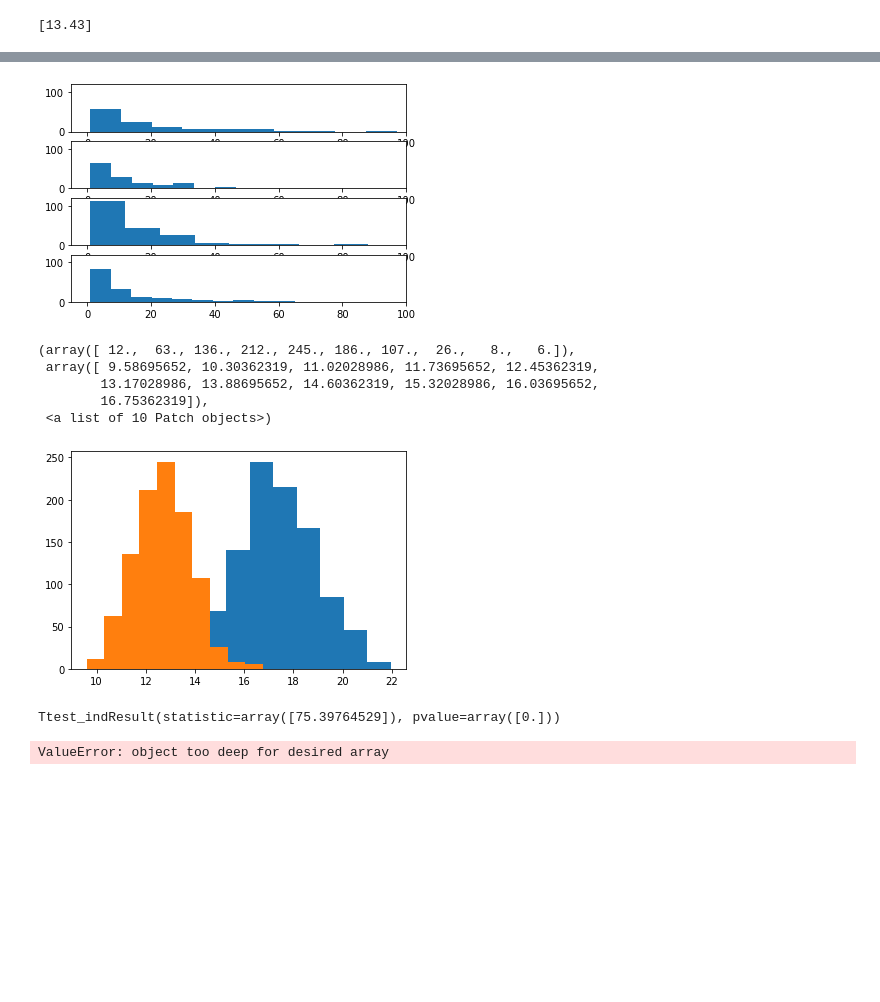
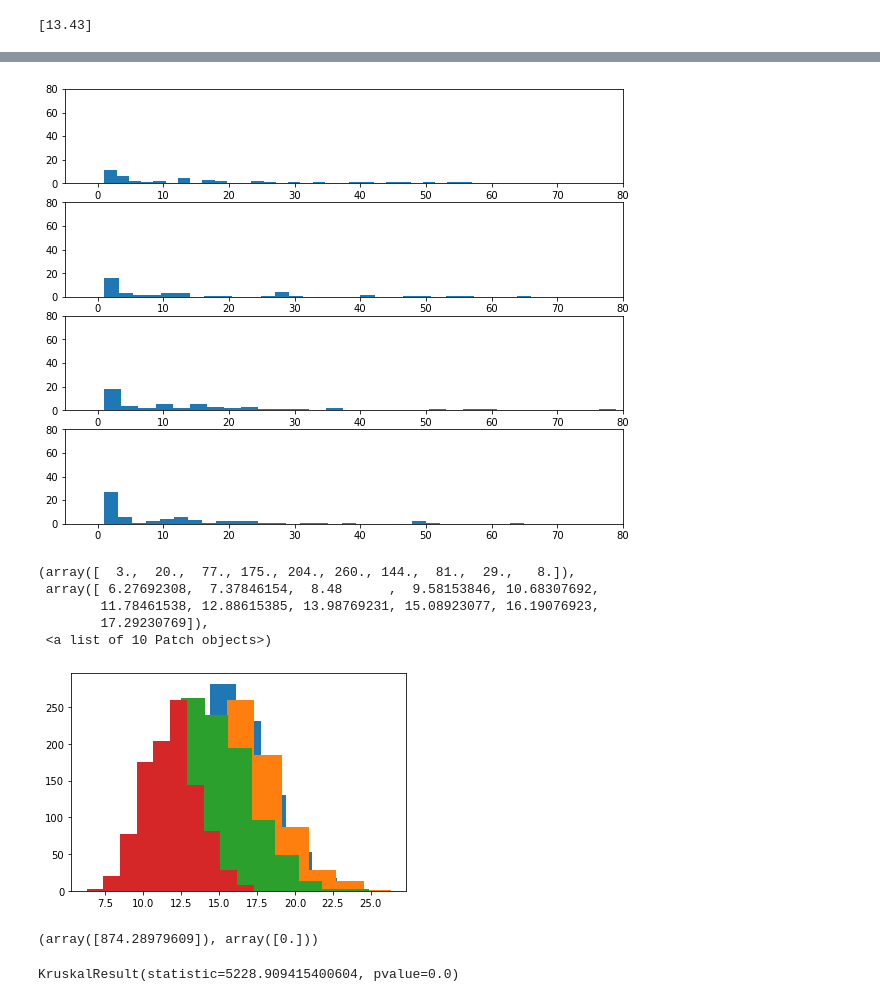
Before and after one commit to virsagothethird/UK-Top-100-Songs, a Jupyter notebook: uk100-Copy1.ipynb, the cells around one changed output, grey strips where cells are left out. Cells and saved outputs as stored; diff of their text form; code cells hidden in the pictures; blank space fills up the shorter version.

```diff
--- a/uk100-Copy1.ipynb
+++ b/uk100-Copy1.ipynb
@@ -1164,0 +1254,13 @@ april = april.rdd.map(lambda row: row.num_weeks).collect()
+# %%
+jan = jan.rdd.map(lambda row: row.num_weeks).collect()
+feb = feb.rdd.map(lambda row: row.num_weeks).collect()
+mar = mar.rdd.map(lambda row: row.num_weeks).collect()
+apr = apr.rdd.map(lambda row: row.num_weeks).collect()
+may = may.rdd.map(lambda row: row.num_weeks).collect()
+jun = jun.rdd.map(lambda row: row.num_weeks).collect()
+jul = jul.rdd.map(lambda row: row.num_weeks).collect()
+aug = aug.rdd.map(lambda row: row.num_weeks).collect()
+sep = sep.rdd.map(lambda row: row.num_weeks).collect()
+oct = oct.rdd.map(lambda row: row.num_weeks).collect()
+nov = nov.rdd.map(lambda row: row.num_weeks).collect()
+dec = dec.rdd.map(lambda row: row.num_weeks).collect()
@@ -1165,13 +1287,13 @@ april = april.rdd.map(lambda row: row.num_weeks).collect()
 # %%
-fig, axes= plt.subplots(4)
+fig, axes= plt.subplots(4, figsize=(10,8))
 
-axes[0].hist(january)
-axes[1].hist(february)
-axes[2].hist(march)
-axes[3].hist(april)
+axes[0].hist(jan, bins=30)
+axes[1].hist(feb, bins=30)
+axes[2].hist(mar, bins=30)
+axes[3].hist(apr, bins=30)
 for i in range(4):
-    axes[i].set_ylim(0,120)
-    axes[i].set_xlim(-5, 100)
+    axes[i].set_ylim(0,80)
+    axes[i].set_xlim(-5, 80)
 # %% [output]
-[figure, old version]
+[figure, new version]
 # %%
@@ -1211,18 +1343,21 @@ feb = bootstrap(february)
 # %%
 plt.hist(jan)
 plt.hist(feb)
+plt.hist(mar)
+plt.hist(apr)
 # %% [output]
-(array([ 12.,  63., 136., 212., 245., 186., 107.,  26.,   8.,   6.]),
- array([ 9.58695652, 10.30362319, 11.02028986, 11.73695652, 12.45362319,
-        13.17028986, 13.88695652, 14.60362319, 15.32028986, 16.03695652,
-        16.75362319]),
+(array([  3.,  20.,  77., 175., 204., 260., 144.,  81.,  29.,   8.]),
+ array([ 6.27692308,  7.37846154,  8.48      ,  9.58153846, 10.68307692,
+        11.78461538, 12.88615385, 13.98769231, 15.08923077, 16.19076923,
+        17.29230769]),
  <a list of 10 Patch objects>)
-[figure, old version]
+[figure, new version]
-# %%
-stats.ttest_ind(jan,feb)
-# %% [output]
-Ttest_indResult(statistic=array([75.39764529]), pvalue=array([0.]))
-# %%
-stats.ks_2samp(jan,feb)
-# %% [output]
-ValueError: object too deep for desired array
+# %%
+f, p = stats.f_oneway(jan,feb,mar,apr,may,jun,jul,aug,sep,oct,nov,dec)
+f,p
+# %% [output]
+(array([874.28979609]), array([0.]))
+# %%
+stats.kruskal(jan,feb,mar,apr,may,jun,jul,aug,sep,oct,nov,dec)
+# %% [output]
+KruskalResult(statistic=5228.909415400604, pvalue=0.0)
```
Also changed, not shown: parts of 32 cells of this notebook.
